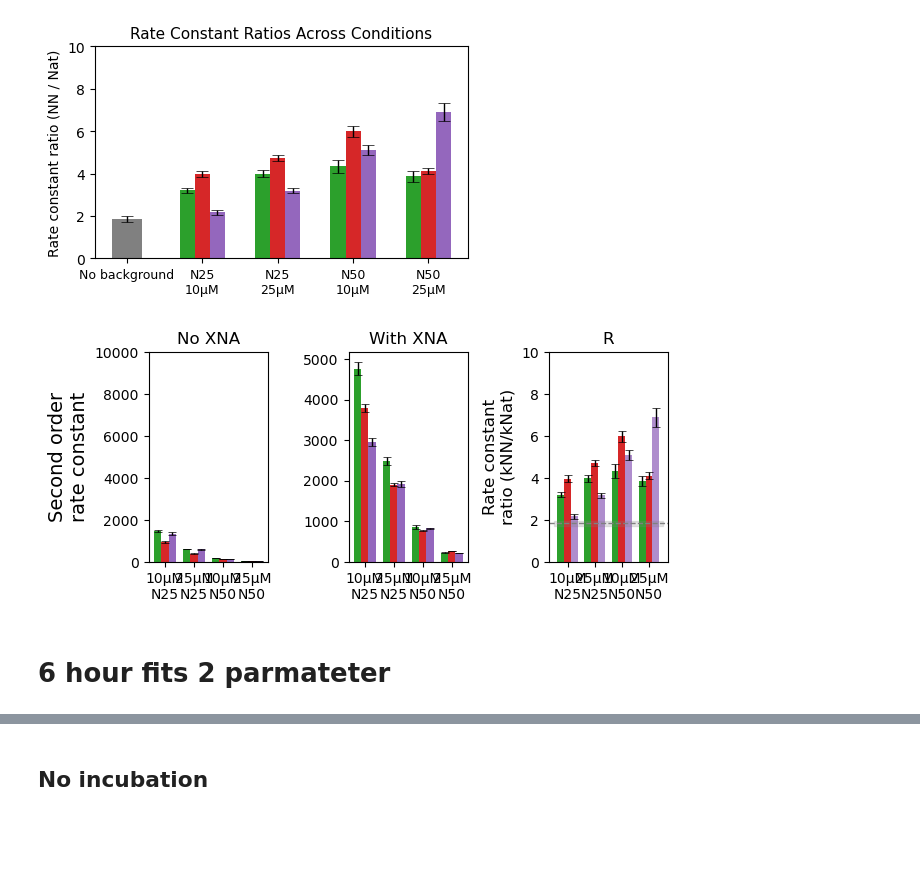
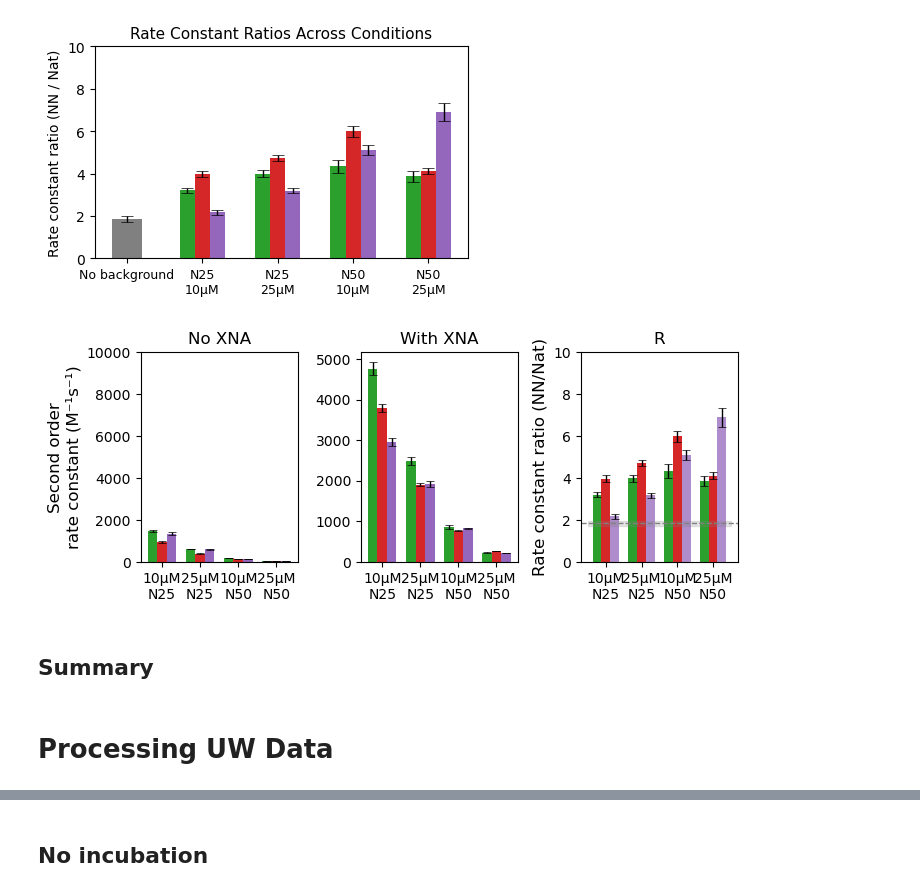
Before and after one commit to thachuk-lab/NN-DSD-Results-Analysis, a Jupyter notebook: CascadeModeling.ipynb, the cells around one changed output, grey strips where cells are left out. Cells and saved outputs as stored; diff of their text form; code cells hidden in the pictures; blank space fills up the shorter version.

Commit message:
Moved multiparameter fits to their one modeling notebook and starting creating a figure for this analysis

```diff
--- a/CascadeModeling.ipynb
+++ b/CascadeModeling.ipynb
@@ -348,7 +348,7 @@ levels = [list(conditions.keys())[0]]
 fit = fit_nat
 start = timeToSec("0:00:00")
 x = np.array(t_TUM_casc_controls[0:number_of_points])
-
+offset = offset_TUM_casc_controls
 format_dict = {'point_size': 10, 'point_opacity': 1, 'fill_opacity': 0.8}
 
 curves = []
@@ -1857,7 +1858,7 @@ import matplotlib.pyplot as plt
 import numpy as np
 
 fig, ax = plt.subplots(1, 3, sharey=False)
-fig.set_figwidth(6.5)
+fig.set_figwidth(7.2)
 fig.set_figheight(3)
 
 
@@ -1923,37 +1924,38 @@ ax[2].fill_between([-0.5,3.5], [(k_control_nn[0][0]/k_control_nat[0][0]) - prop_
                   [(k_control_nn[0][0]/k_control_nat[0][0]) + prop_err(k_control_nn[0], k_control_nat[0])]*2,
                   color='gray', alpha=0.2)
 # Formatting
 for a in ax:
     a.set_xticks(x)
     a.set_xticklabels(labels, fontsize=10)
     a.tick_params(axis='x', labelrotation=0)
 
 
 
 
 
 
 
 ax[0].set_ylim(0,10000)
 ax[2].set_ylim(0,10)
 
-ax[0].set_ylabel('Second order\nrate constant', fontsize=14)
-ax[1].set_ylabel(None)
-ax[2].set_ylabel('Rate constant\nratio (kNN/kNat)', fontsize=12)
+ax[0].set_ylabel('Second order\nrate constant (M⁻¹s⁻¹)', fontsize=12)
 
+ax[2].set_ylabel('Rate constant ratio (NN/Nat)', fontsize=12)
 
 
 
 ax[0].set_title('No XNA', fontsize=12)
 ax[1].set_title('With XNA', fontsize=12)
 ax[2].set_title('R', fontsize=12)
 
 
 
 plt.tight_layout()
-#plt.savefig('NAR_TUM_Onestep_barplot_err.svg', dpi=600)
+plt.savefig('NAR_TUM_casc_k.svg', dpi=600)
 plt.show()
 # %% [output]
-[figure, old version]
+[figure, new version]
-# %% [markdown]
-# 6 hour fits 2 parmateter
+# %% [markdown]
+## Summary
+# %% [markdown]
+# Processing UW Data
```
Also changed, not shown: parts of 21 cells of this notebook, 5 other files.
